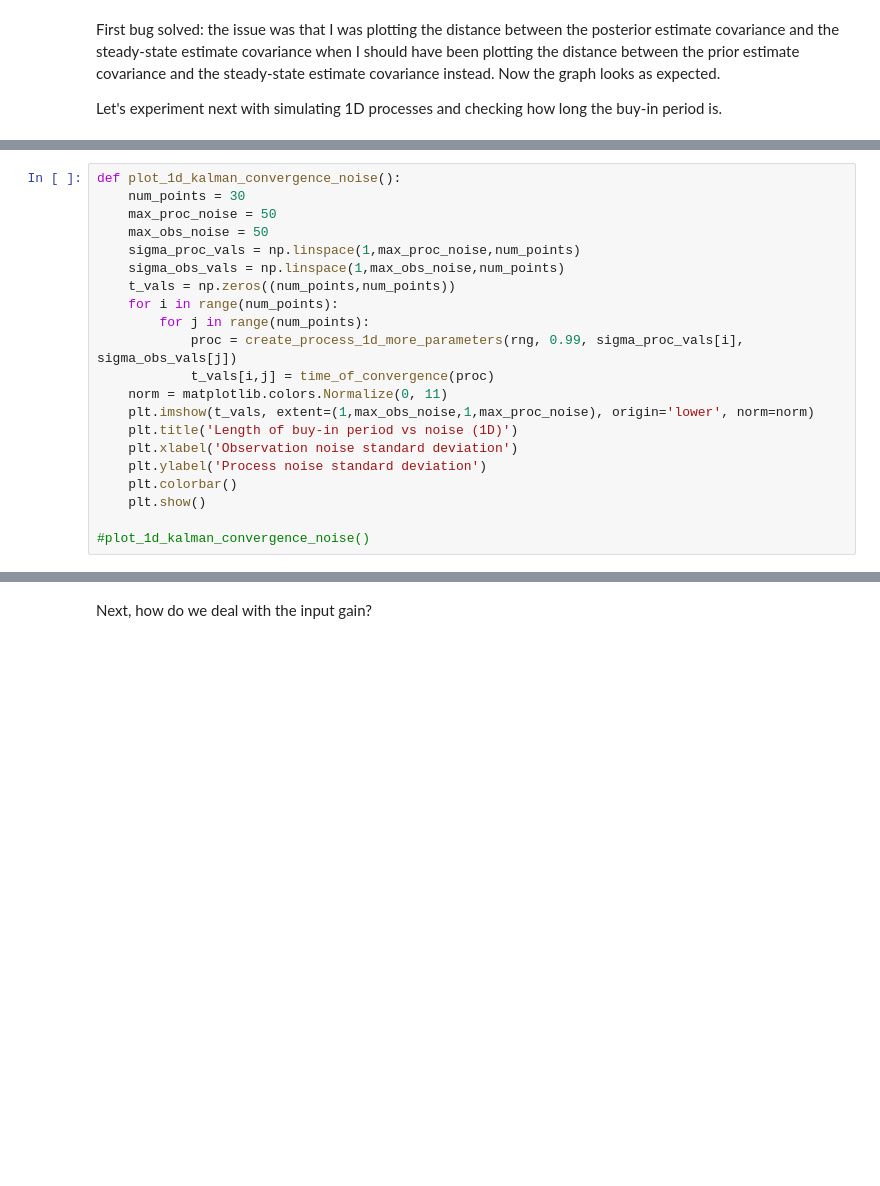
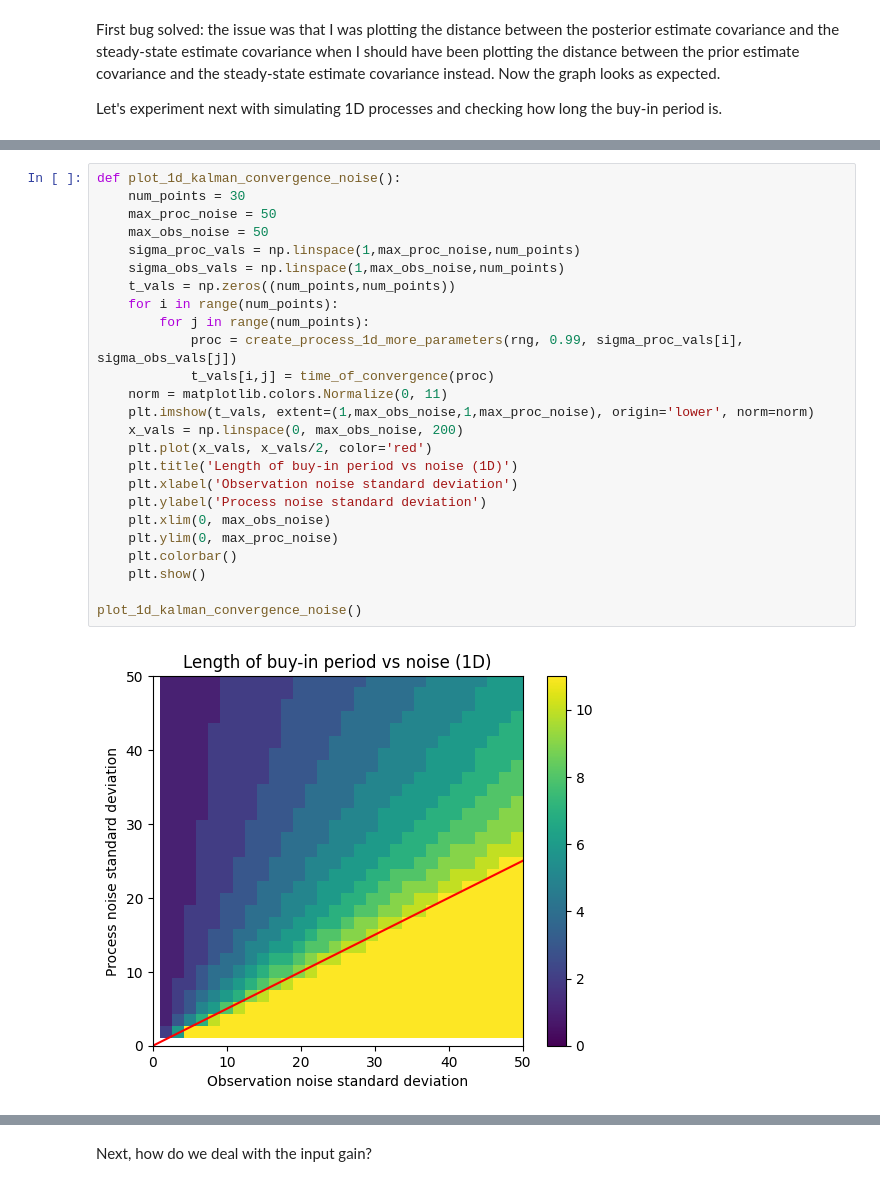
Before and after one commit to Kroiririoroirkk/cmu-project, a Jupyter notebook: LDS_exploration.ipynb, the cells around one changed output, grey strips where cells are left out. Drawn from its saved outputs; the diff is of its cells as text; blank space fills up the shorter version.

```diff
--- a/LDS_exploration.ipynb
+++ b/LDS_exploration.ipynb
@@ -409,22 +413,28 @@ It looks like the fit is not proportional to the time constant of the process, a
 # %%
 def plot_1d_kalman_convergence_noise():
     num_points = 30
     max_proc_noise = 50
     max_obs_noise = 50
     sigma_proc_vals = np.linspace(1,max_proc_noise,num_points)
     sigma_obs_vals = np.linspace(1,max_obs_noise,num_points)
     t_vals = np.zeros((num_points,num_points))
     for i in range(num_points):
         for j in range(num_points):
             proc = create_process_1d_more_parameters(rng, 0.99, sigma_proc_vals[i], sigma_obs_vals[j])
             t_vals[i,j] = time_of_convergence(proc)
     norm = matplotlib.colors.Normalize(0, 11)
     plt.imshow(t_vals, extent=(1,max_obs_noise,1,max_proc_noise), origin='lower', norm=norm)
+    x_vals = np.linspace(0, max_obs_noise, 200)
+    plt.plot(x_vals, x_vals/2, color='red')
     plt.title('Length of buy-in period vs noise (1D)')
     plt.xlabel('Observation noise standard deviation')
     plt.ylabel('Process noise standard deviation')
+    plt.xlim(0, max_obs_noise)
+    plt.ylim(0, max_proc_noise)
     plt.colorbar()
     plt.show()
 
-#plot_1d_kalman_convergence_noise()
+plot_1d_kalman_convergence_noise()
+# %% [output]
+[figure, added]
 # %% [markdown]
```
Also changed, not shown: parts of 9 cells of this notebook, 1 other file.
